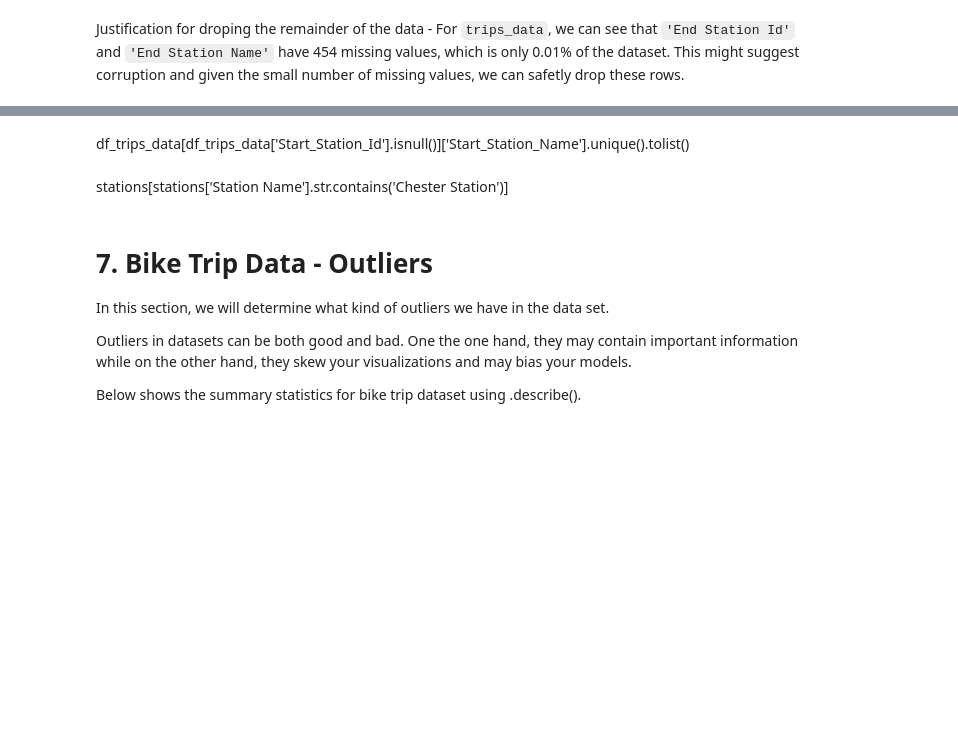
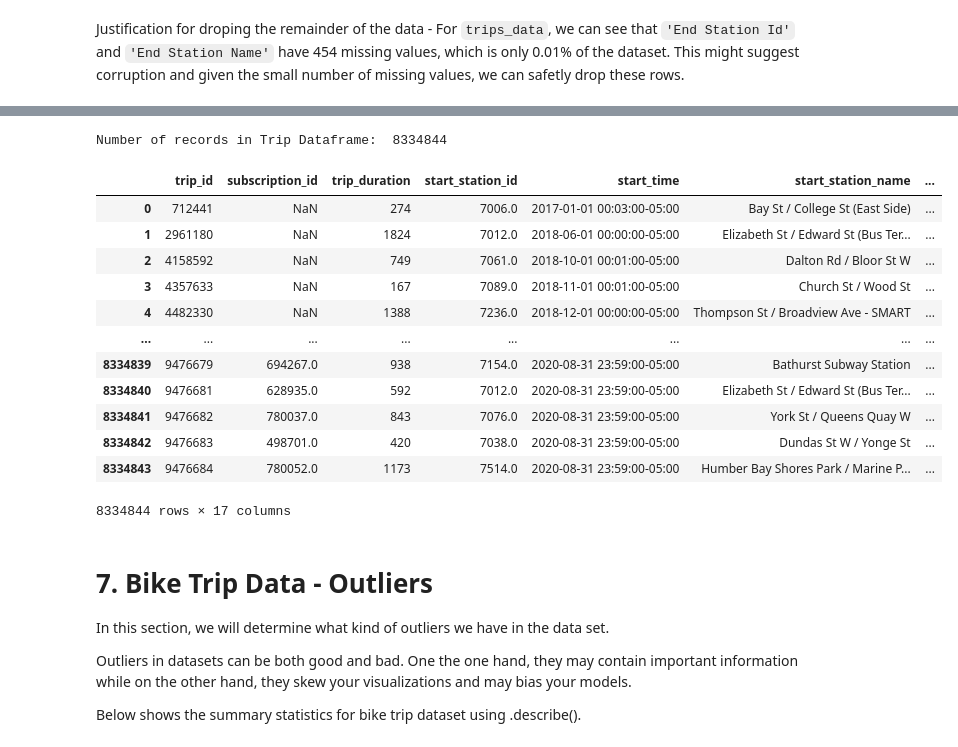
Before and after one commit to yokoyana/toronto_bike_share, a Jupyter notebook: project.ipynb, the cells around one changed output, grey strips where cells are left out. Drawn from its saved outputs; the diff is of its cells as text; code cells hidden in the pictures; blank space fills up the shorter version.

```diff
--- a/project.ipynb
+++ b/project.ipynb
@@ -1120,7 +1066,40 @@ df_trips_data.isnull().sum()/df_trips_data.shape[0]*100
-# %% [markdown]
-df_trips_data[df_trips_data['Start_Station_Id'].isnull()]['Start_Station_Name'].unique().tolist()
-# %% [markdown]
-stations[stations['Station Name'].str.contains('Chester Station')]
+# %%
+#create a backup for safe keeping
+df_trips_data2 = df_trips_data.copy()
+# %%
+df_trips_data = df_trips_data[df_trips_data['start_station_id'].notnull() & df_trips_data['end_station_id'].notnull()]
+print('Number of records in Trip Dataframe: ', df_trips_data.shape[0])
+# %% [output]
+Number of records in Trip Dataframe:  8334844
+# %%
+df_trips_data = df_trips_data2.copy()
+# %%
+#merge the stations data frame and the df_trips_data
+df_stations = stations[['station_id', 'lat', 'lon']]
+#add start stations location
+df_trips_data = pd.merge(df_trips_data,df_stations, left_on = 'start_station_id', right_on = 'station_id', how = 'left')
+df_trips_data.rename(columns = {'lat':'start_station_lat', 'lon': 'start_station_lon'},inplace = True)
+df_trips_data.drop('station_id', axis = 1, inplace = True)
+#add end stations location
+df_trips_data = pd.merge(df_trips_data,df_stations, left_on = 'end_station_id', right_on = 'station_id', how = 'left')
+df_trips_data.rename(columns = {'lat':'end_station_lat', 'lon': 'end_station_lon'},inplace = True)
+df_trips_data.drop('station_id', axis = 1, inplace = True)
+
+df_trips_data
+# %% [output]
+|  | trip_id | subscription_id | trip_duration | start_station_id | start_time | start_station_name | ... |
+| 0 | 712441 | NaN | 274 | 7006.0 | 2017-01-01 00:03:00-05:00 | Bay St / College St (East Side) | ... |
+| 1 | 2961180 | NaN | 1824 | 7012.0 | 2018-06-01 00:00:00-05:00 | Elizabeth St / Edward St (Bus Ter... | ... |
+| 2 | 4158592 | NaN | 749 | 7061.0 | 2018-10-01 00:01:00-05:00 | Dalton Rd / Bloor St W | ... |
+| 3 | 4357633 | NaN | 167 | 7089.0 | 2018-11-01 00:01:00-05:00 | Church St / Wood St | ... |
+| 4 | 4482330 | NaN | 1388 | 7236.0 | 2018-12-01 00:00:00-05:00 | Thompson St / Broadview Ave - SMART | ... |
+| ... | ... | ... | ... | ... | ... | ... | ... |
+| 8334839 | 9476679 | 694267.0 | 938 | 7154.0 | 2020-08-31 23:59:00-05:00 | Bathurst Subway Station | ... |
+| 8334840 | 9476681 | 628935.0 | 592 | 7012.0 | 2020-08-31 23:59:00-05:00 | Elizabeth St / Edward St (Bus Ter... | ... |
+| 8334841 | 9476682 | 780037.0 | 843 | 7076.0 | 2020-08-31 23:59:00-05:00 | York St / Queens Quay W | ... |
+| 8334842 | 9476683 | 498701.0 | 420 | 7038.0 | 2020-08-31 23:59:00-05:00 | Dundas St W / Yonge St | ... |
+| 8334843 | 9476684 | 780052.0 | 1173 | 7514.0 | 2020-08-31 23:59:00-05:00 | Humber Bay Shores Park / Marine P... | ... |
+8334844 rows × 17 columns
 # %% [markdown]
 # 7. Bike Trip Data - Outliers
 
```
Also changed, not shown: parts of 40 cells of this notebook, 32 other files.
